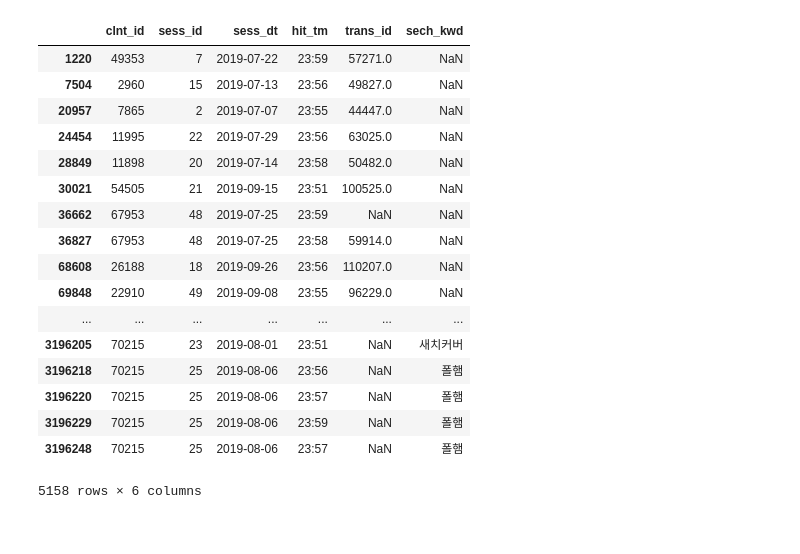
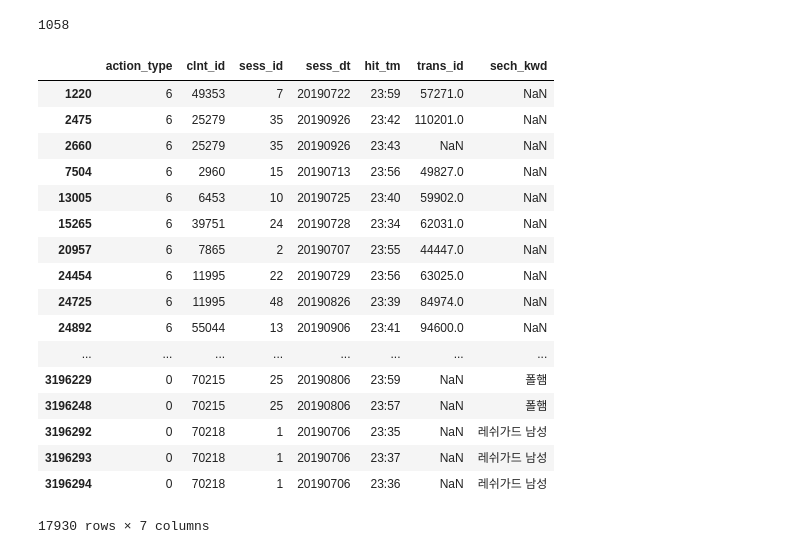
Before and after one commit to GyuYoungCho/Lpoint-Competition, a Jupyter notebook: project/point_cut/Untitled1.ipynb, the cells around one changed output. Cells and saved outputs as stored; diff of their text form; code cells hidden in the pictures.

```diff
--- a/project/point_cut/Untitled1.ipynb
+++ b/project/point_cut/Untitled1.ipynb
@@ -8,8 +15,0 @@ TFI = pd.read_csv("TransferInfo.csv")
-# %%
-#OAI[["trans_id","sech_kwd",'tot_pag_view_ct']] = OAI[["trans_id","sech_kwd","tot_pag_view_ct"]].fillna('')
-#OAI[['sess_id','hit_seq','action_type']] = OAI[['sess_id','hit_seq','action_type']].astype(np.int16)
-#OAI[['hit_pss_tm','clnt_id','trans_id']] = OAI[['hit_pss_tm','clnt_id','trans_id']].astype(np.int32)
-OAI['sess_dt'] = pd.to_datetime(OAI['sess_dt'], format='%Y%m%d')
-oai2 = OAI[(OAI["action_type"]==0)|(OAI["action_type"]==6)][["clnt_id","sess_id", "sess_dt","hit_tm","trans_id","sech_kwd"]]
-oai6 = OAI[OAI["action_type"]==6]
-oai0 = OAI[OAI["action_type"]==0]
@@ -73,0 +20,5 @@ len(k[k>1])
+# %%
+oai2 = OAI[(OAI["action_type"]==0)|(OAI["action_type"]==6)][["action_type","clnt_id","sess_id", "sess_dt","hit_tm","trans_id","sech_kwd"]]
+oai6 = OAI[OAI["action_type"]==6][["clnt_id","sess_id", "sess_dt","hit_tm","trans_id"]]
+oai0 = OAI[OAI["action_type"]==0][["clnt_id","sess_id", "sess_dt","hit_tm","sech_kwd"]]
+oai6 = oai6[oai6["trans_id"].notnull()]
@@ -74,21 +149,25 @@ len(k[k>1])
+# %%
+len(np.unique(merge1["pd_c"]))
+# %% [output]
+1058
 # %%
-oai2[oai2["hit_tm"]>"23:50"]
+oai2[oai2["hit_tm"]>"23:30"]
 # %% [output]
-|  | clnt_id | sess_id | sess_dt | hit_tm | trans_id | sech_kwd |
-| 1220 | 49353 | 7 | 2019-07-22 | 23:59 | 57271.0 | NaN |
-| 7504 | 2960 | 15 | 2019-07-13 | 23:56 | 49827.0 | NaN |
-| 20957 | 7865 | 2 | 2019-07-07 | 23:55 | 44447.0 | NaN |
-| 24454 | 11995 | 22 | 2019-07-29 | 23:56 | 63025.0 | NaN |
-| 28849 | 11898 | 20 | 2019-07-14 | 23:58 | 50482.0 | NaN |
-| 30021 | 54505 | 21 | 2019-09-15 | 23:51 | 100525.0 | NaN |
-| 36662 | 67953 | 48 | 2019-07-25 | 23:59 | NaN | NaN |
-| 36827 | 67953 | 48 | 2019-07-25 | 23:58 | 59914.0 | NaN |
-| 68608 | 26188 | 18 | 2019-09-26 | 23:56 | 110207.0 | NaN |
-| 69848 | 22910 | 49 | 2019-09-08 | 23:55 | 96229.0 | NaN |
-| ... | ... | ... | ... | ... | ... | ... |
-| 3196205 | 70215 | 23 | 2019-08-01 | 23:51 | NaN | 새치커버 |
-| 3196218 | 70215 | 25 | 2019-08-06 | 23:56 | NaN | 폴햄 |
-| 3196220 | 70215 | 25 | 2019-08-06 | 23:57 | NaN | 폴햄 |
-| 3196229 | 70215 | 25 | 2019-08-06 | 23:59 | NaN | 폴햄 |
-| 3196248 | 70215 | 25 | 2019-08-06 | 23:57 | NaN | 폴햄 |
+|  | action_type | clnt_id | sess_id | sess_dt | hit_tm | trans_id | sech_kwd |
+| 1220 | 6 | 49353 | 7 | 20190722 | 23:59 | 57271.0 | NaN |
+| 2475 | 6 | 25279 | 35 | 20190926 | 23:42 | 110201.0 | NaN |
+| 2660 | 6 | 25279 | 35 | 20190926 | 23:43 | NaN | NaN |
+| 7504 | 6 | 2960 | 15 | 20190713 | 23:56 | 49827.0 | NaN |
+| 13005 | 6 | 6453 | 10 | 20190725 | 23:40 | 59902.0 | NaN |
+| 15265 | 6 | 39751 | 24 | 20190728 | 23:34 | 62031.0 | NaN |
+| 20957 | 6 | 7865 | 2 | 20190707 | 23:55 | 44447.0 | NaN |
+| 24454 | 6 | 11995 | 22 | 20190729 | 23:56 | 63025.0 | NaN |
+| 24725 | 6 | 11995 | 48 | 20190826 | 23:39 | 84974.0 | NaN |
+| 24892 | 6 | 55044 | 13 | 20190906 | 23:41 | 94600.0 | NaN |
+| ... | ... | ... | ... | ... | ... | ... | ... |
+| 3196229 | 0 | 70215 | 25 | 20190806 | 23:59 | NaN | 폴햄 |
+| 3196248 | 0 | 70215 | 25 | 20190806 | 23:57 | NaN | 폴햄 |
+| 3196292 | 0 | 70218 | 1 | 20190706 | 23:35 | NaN | 레쉬가드 남성 |
+| 3196293 | 0 | 70218 | 1 | 20190706 | 23:37 | NaN | 레쉬가드 남성 |
+| 3196294 | 0 | 70218 | 1 | 20190706 | 23:36 | NaN | 레쉬가드 남성 |
-5158 rows × 6 columns
+17930 rows × 7 columns
```
Also changed, not shown: parts of 24 cells of this notebook, 1 other file.
